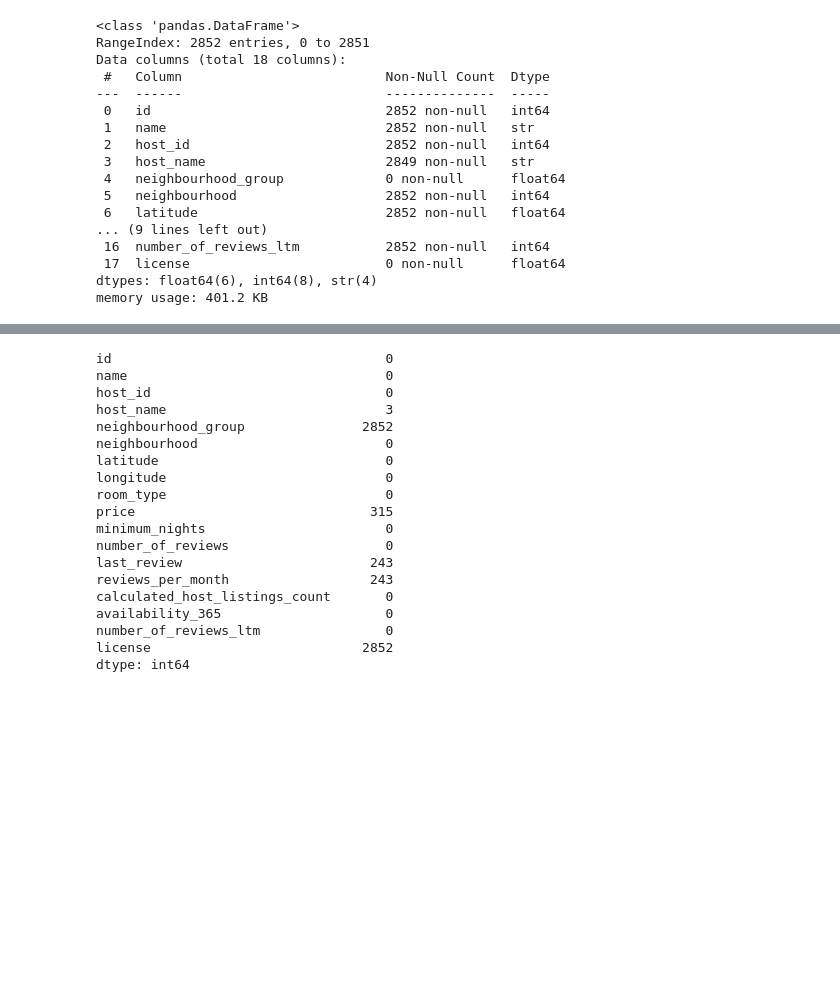
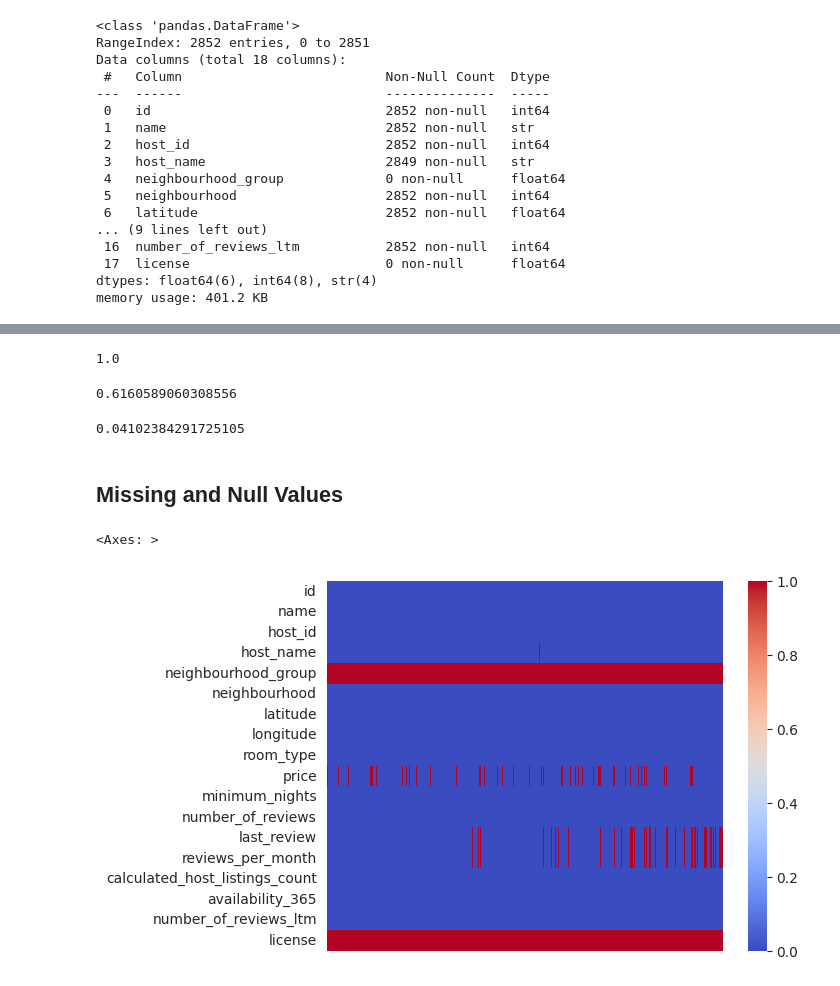
Before and after one commit to nikzhilin/exploratory-analytics, a Jupyter notebook: projects/airbnb_asheville_eda/notebooks/01_overview.ipynb, the cells around one changed output, grey strips where cells are left out. Saved outputs shown, nothing was run; the diff lists cells and outputs as text; code cells hidden in the pictures; blank space fills up the shorter version.

```diff
--- a/projects/airbnb_asheville_eda/notebooks/01_overview.ipynb
+++ b/projects/airbnb_asheville_eda/notebooks/01_overview.ipynb
@@ -75,22 +81,19 @@ np.int64(0)
-# %%
-listings.isna().sum()
-# %% [output]
-id                                   0
-name                                 0
-host_id                              0
-host_name                            3
-neighbourhood_group               2852
-neighbourhood                        0
-latitude                             0
-longitude                            0
-room_type                            0
-price                              315
-minimum_nights                       0
-number_of_reviews                    0
-last_review                        243
-reviews_per_month                  243
-calculated_host_listings_count       0
-availability_365                     0
-number_of_reviews_ltm                0
-license                           2852
-dtype: int64
+# %%
+listings["id"].nunique() / listings["id"].shape[0]
+# %% [output]
+1.0
+# %%
+listings["host_id"].nunique() / listings.shape[0]
+# %% [output]
+0.6160589060308556
+# %%
+listings.duplicated(subset=["latitude", "longitude"]).sum().item() / listings.shape[0]
+# %% [output]
+0.04102384291725105
+# %% [markdown]
+## Missing and Null Values
+# %%
+sns.heatmap(listings.isnull().T, xticklabels=False, cmap="coolwarm")
+# %% [output]
+<Axes: >
+[figure, added]
```
Also changed, not shown: parts of 36 cells of this notebook, 5 other files.
